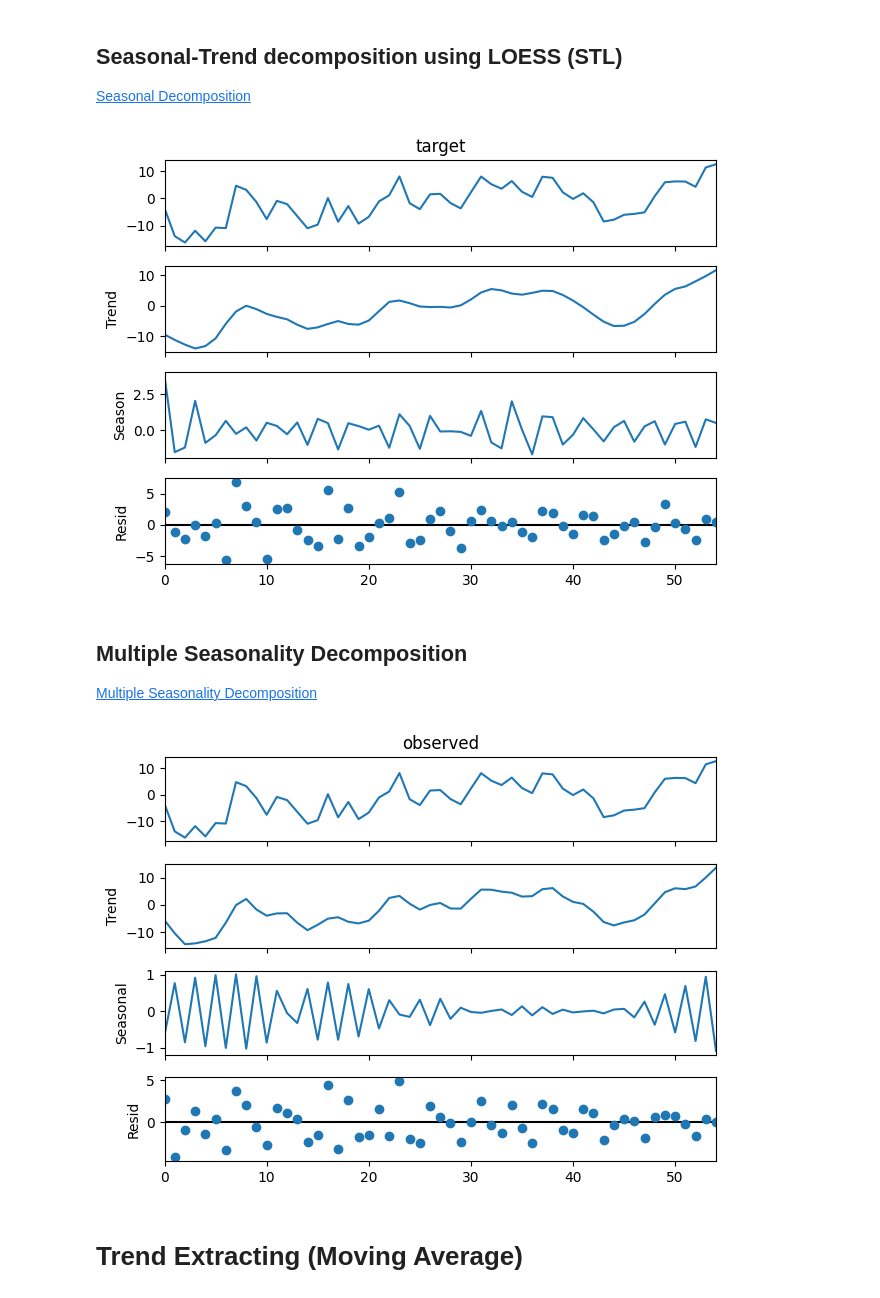
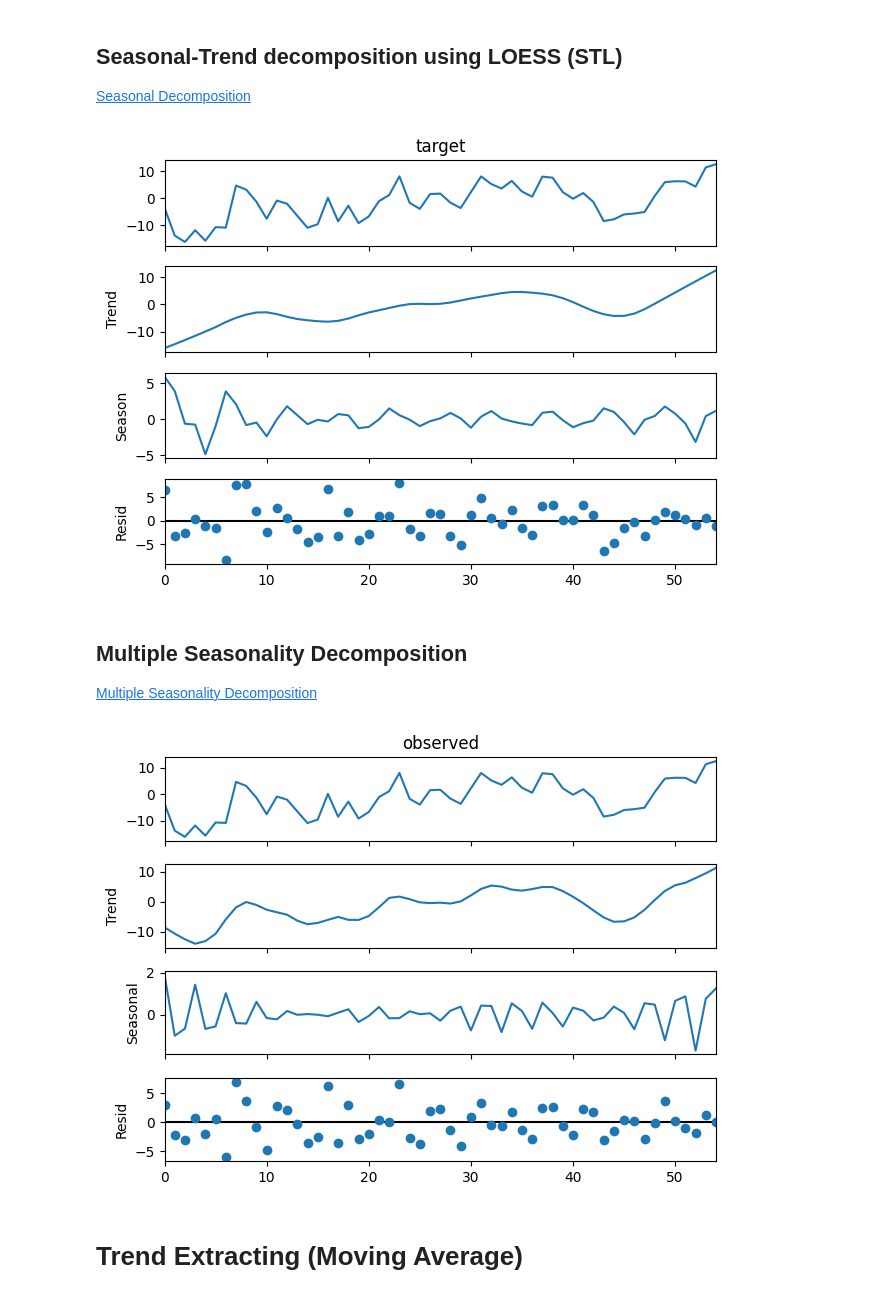
Before and after one commit to UNT-CSCE-Projects/US_stock_market_prediction, a Jupyter notebook: Optiver_Trading_at_the_close.ipynb, the cells around one changed output. Saved outputs shown, nothing was run; the diff lists cells and outputs as text; code cells hidden in the pictures.

```diff
--- a/Optiver_Trading_at_the_close.ipynb
+++ b/Optiver_Trading_at_the_close.ipynb
@@ -116,14 +117,14 @@ train[0:55].plot(xlabel='Time in 10 seconds interval', ylabel='Target value of s
 # %%
 from statsmodels.tsa.seasonal import STL
 
 start = 0 # start of day 1
 end = 55 # end of day 1 -> 6(one reading each 10 seconds) * 9 minutes
 
-stl = STL(train['target'][start:end], period=3)
+stl = STL(train['target'][start:end], period=6)
 res = stl.fit()
 fig = res.plot()
 # %% [output]
-[figure, old version]
+[figure, new version]
 # %% [markdown]
 ## Multiple Seasonality Decomposition
 
@@ -134,10 +135,10 @@ from statsmodels.tsa.seasonal import MSTL
 start = 0 # start of day 1
 end = 55 # end of day 1 -> 6(one reading each 10 seconds) * 9 minutes
 
-mstl = MSTL(train['target'][start:end], periods=2, iterate=3)
+mstl = MSTL(train['target'][start:end], periods=3, iterate=2)
 res = mstl.fit()
 fig = res.plot()
 # %% [output]
-[figure, old version]
+[figure, new version]
 # %% [markdown]
 # Trend Extracting (Moving Average)
```
Also changed, not shown: parts of 10 cells of this notebook.
